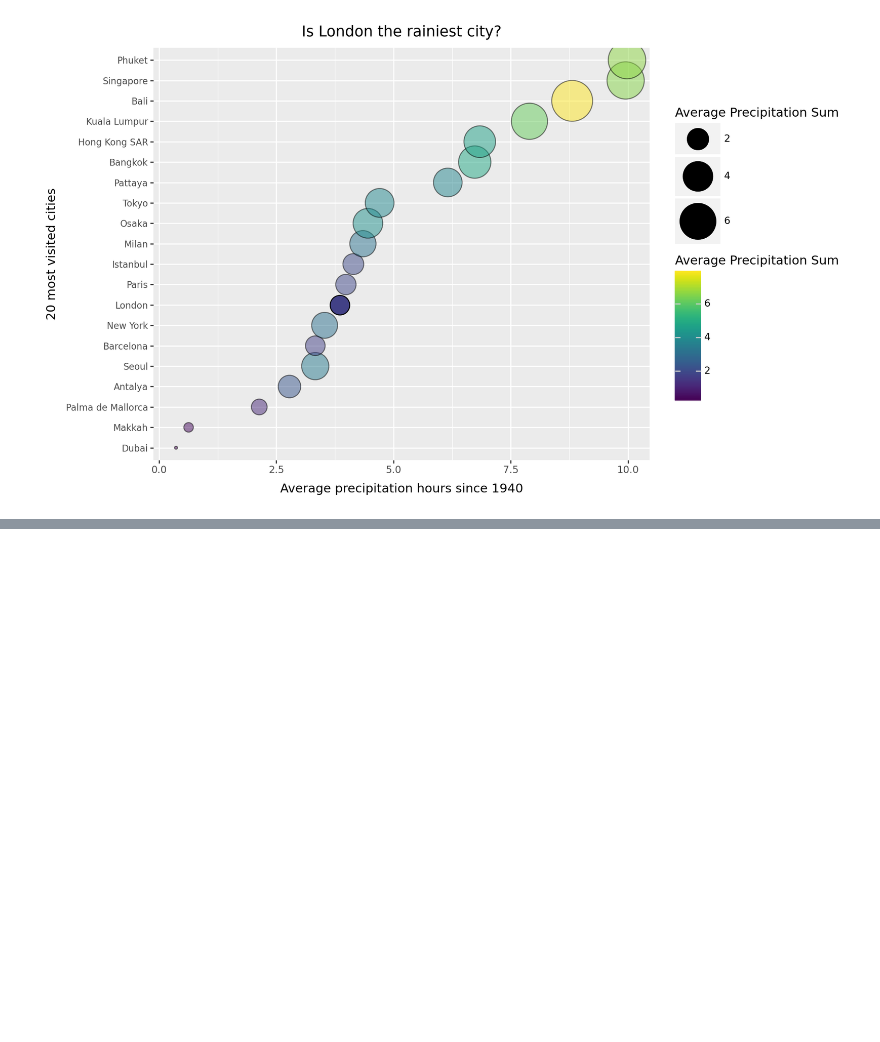
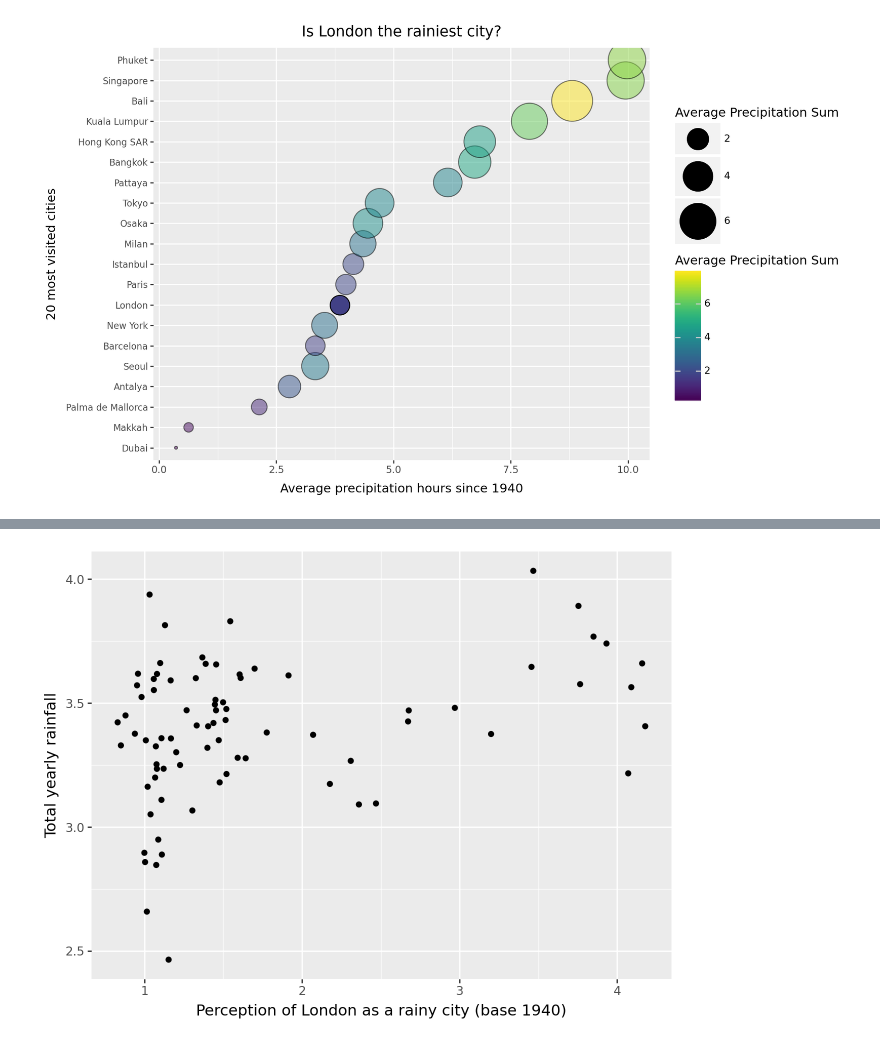
Before and after one commit to lse-ds105/ds105w-project-rubber-ducks, a Jupyter notebook: notebooks/Ollie.ipynb, the cells around one changed output, grey strips where cells are left out. Saved outputs shown, nothing was run; the diff lists cells and outputs as text; code cells hidden in the pictures; blank space fills up the shorter version.

```diff
--- a/notebooks/Ollie.ipynb
+++ b/notebooks/Ollie.ipynb
@@ -39,3 +42,26 @@ g = (
 g
 # %% [output]
 [figure]
+# %%
+query = '''
+    SELECT year, perception FROM perception;
+'''
+
+perception_df = pd.read_sql(query, engine)
+pd.to_datetime(perception_df['Year'])
+
+query = '''
+    SELECT date, rain_sum FROM weather WHERE date BETWEEN '1940-01-01' AND '2019-12-31'
+'''
+
+rain_df = pd.read_sql(query, engine)
+rain_df['date'] = pd.to_datetime(rain_df['date'])
+rain_df['rain_sum'] = pd.to_numeric(rain_df['rain_sum'])
+
+rain_df.set_index('date', inplace=True)
+rain_df = rain_df.resample('Y').mean().reset_index()
+rain_df = rain_df['rain_sum']
+
+df = pd.concat([perception_df, rain_df])
+# %%
+df = pd.concat([perception_df, rain_df], axis=1)
@@ -41,0 +84,10 @@ g
+# %%
+g = (
+    ggplot(df, aes(x='Perception', y='rain_sum')) +
+    geom_point() +
+    labs(x='Perception of London as a rainy city (base 1940)', y='Total yearly rainfall')
+)
+
+g
+# %% [output]
+[figure, added]
```
Also changed, not shown: parts of 2 cells of this notebook, 5 other files.
